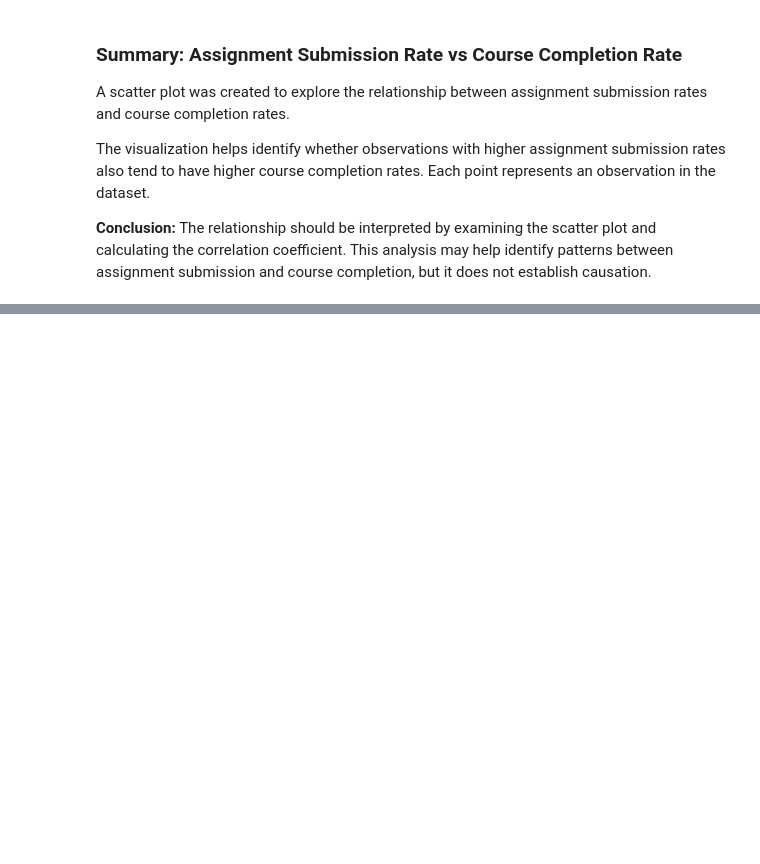
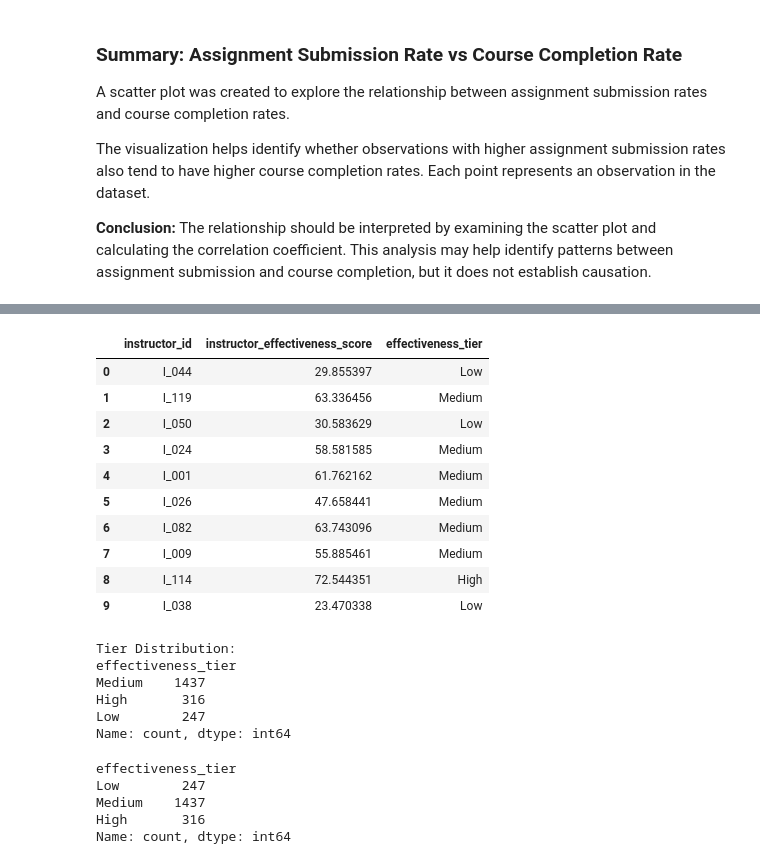
Before and after one commit to AJ0043/Instructor-Effectiveness-Modeling-EdTech-Context-, a Jupyter notebook: Untitled20.ipynb, the cells around one changed output, grey strips where cells are left out. Cells and saved outputs as stored; diff of their text form; code cells hidden in the pictures; blank space fills up the shorter version.

```diff
--- a/Untitled20.ipynb
+++ b/Untitled20.ipynb
@@ -764,0 +942,47 @@ display(correlation.round(2))
+# %%
+# Step 3 define Effectiveness tier
+
+data_scaled["effectiveness_tier"] = pd.cut(
+    data_scaled["instructor_effectiveness_score"],
+    bins=[-float("inf"), 40, 70, float("inf")],
+    labels=["Low", "Medium", "High"]
+)
+
+display(
+    data_scaled[
+        ["instructor_id", "instructor_effectiveness_score", "effectiveness_tier"]
+    ].head(10)
+)
+
+print("\nTier Distribution:")
+print(data_scaled["effectiveness_tier"].value_counts())
+# %% [output]
+|  | instructor_id | instructor_effectiveness_score | effectiveness_tier |
+| 0 | I_044 | 29.855397 | Low |
+| 1 | I_119 | 63.336456 | Medium |
+| 2 | I_050 | 30.583629 | Low |
+| 3 | I_024 | 58.581585 | Medium |
+| 4 | I_001 | 61.762162 | Medium |
+| 5 | I_026 | 47.658441 | Medium |
+| 6 | I_082 | 63.743096 | Medium |
+| 7 | I_009 | 55.885461 | Medium |
+| 8 | I_114 | 72.544351 | High |
+| 9 | I_038 | 23.470338 | Low |
+Tier Distribution:
+effectiveness_tier
+Medium    1437
+High       316
+Low        247
+Name: count, dtype: int64
+# %%
+print(
+    data_scaled["effectiveness_tier"]
+    .value_counts()
+    .reindex(["Low", "Medium", "High"], fill_value=0)
+)
+# %% [output]
+effectiveness_tier
+Low        247
+Medium    1437
+High       316
+Name: count, dtype: int64
```
Also changed, not shown: parts of 6 cells of this notebook.
